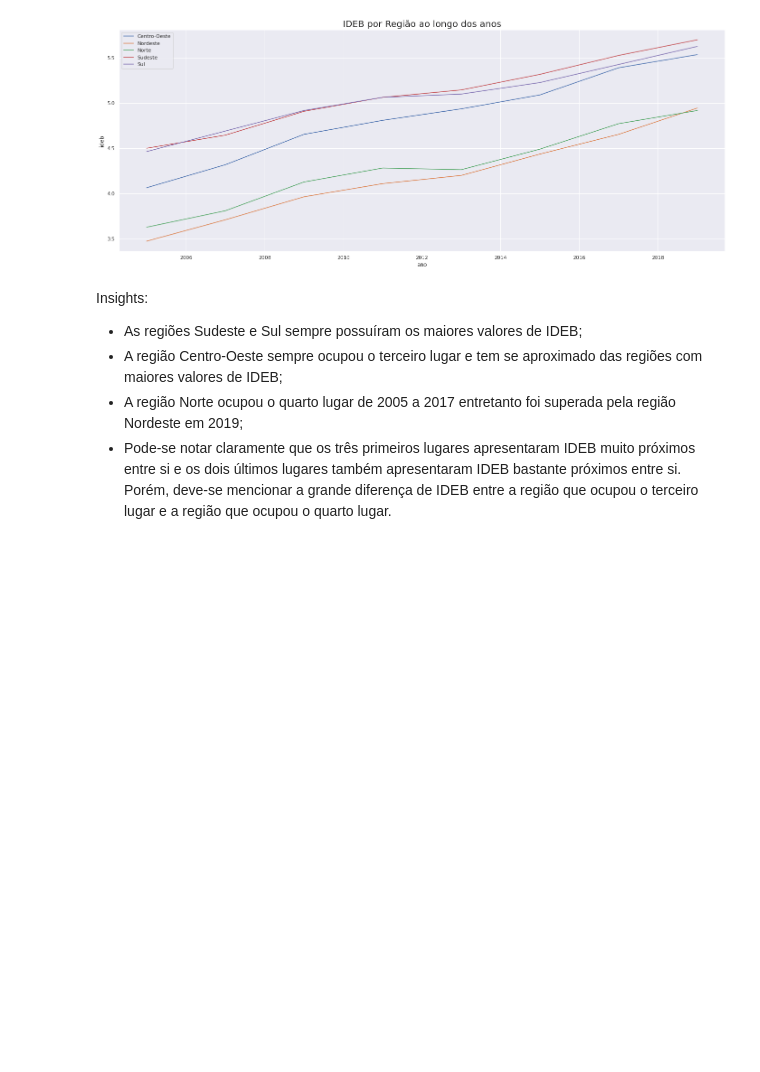
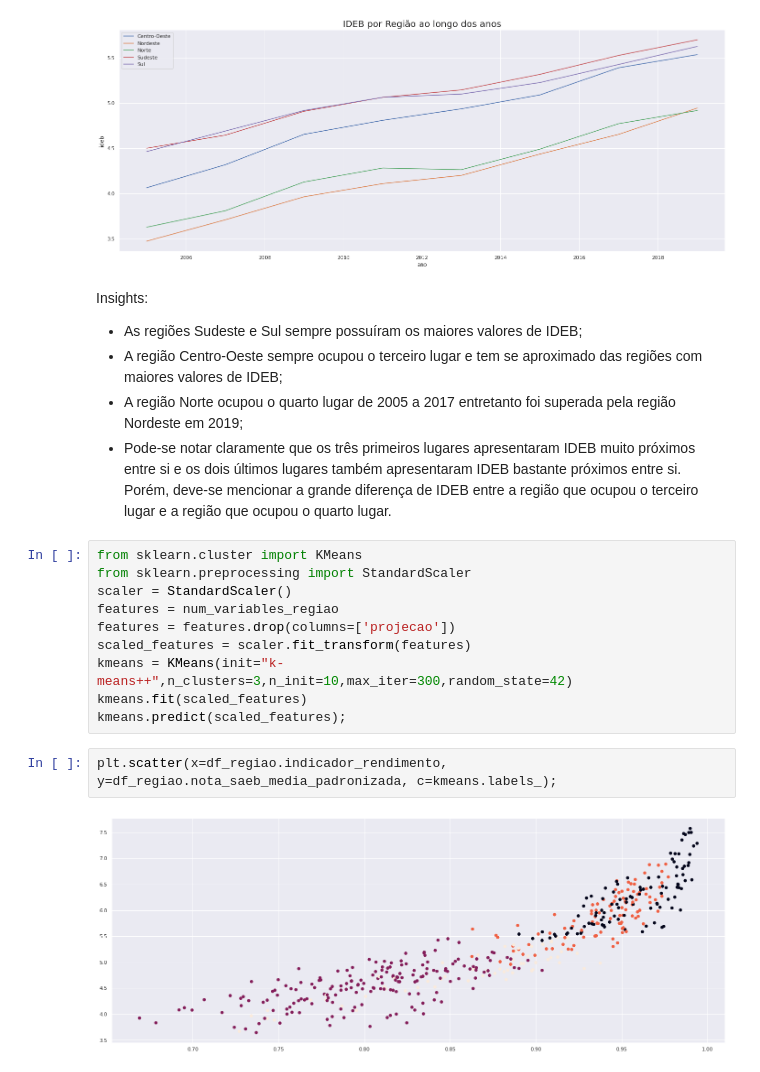
Before and after one commit to gustavolenin/-ndice-de-Desenvolvimento-da-Educa-o-B-sica-Ideb-, a Jupyter notebook: Índice_de_Desenvolvimento_da_Educação_Básica_(Ideb).ipynb, the cells around one changed output. Saved outputs shown, nothing was run; the diff lists cells and outputs as text; blank space fills up the shorter version.

```diff
--- a/Índice_de_Desenvolvimento_da_Educação_Básica_(Ideb).ipynb
+++ b/Índice_de_Desenvolvimento_da_Educação_Básica_(Ideb).ipynb
@@ -585,3 +565,17 @@ Insights:
 * A região Centro-Oeste sempre ocupou o terceiro lugar e tem se aproximado das regiões com maiores valores de IDEB;
 * A região Norte ocupou o quarto lugar de 2005 a 2017 entretanto foi superada pela região Nordeste em 2019;
 * Pode-se notar claramente que os três primeiros lugares apresentaram IDEB muito próximos entre si e os dois últimos lugares também apresentaram IDEB bastante próximos entre si. Porém, deve-se mencionar a grande diferença de IDEB entre a região que ocupou o terceiro lugar e a região que ocupou o quarto lugar.
+# %%
+from sklearn.cluster import KMeans
+from sklearn.preprocessing import StandardScaler
+scaler = StandardScaler()
+features = num_variables_regiao
+features = features.drop(columns=['projecao'])
+scaled_features = scaler.fit_transform(features)
+kmeans = KMeans(init="k-means++",n_clusters=3,n_init=10,max_iter=300,random_state=42)
+kmeans.fit(scaled_features)
+kmeans.predict(scaled_features);
+# %%
+plt.scatter(x=df_regiao.indicador_rendimento, y=df_regiao.nota_saeb_media_padronizada, c=kmeans.labels_);
+# %% [output]
+[figure, added]
```
Also changed, not shown: parts of 1 cell of this notebook.
